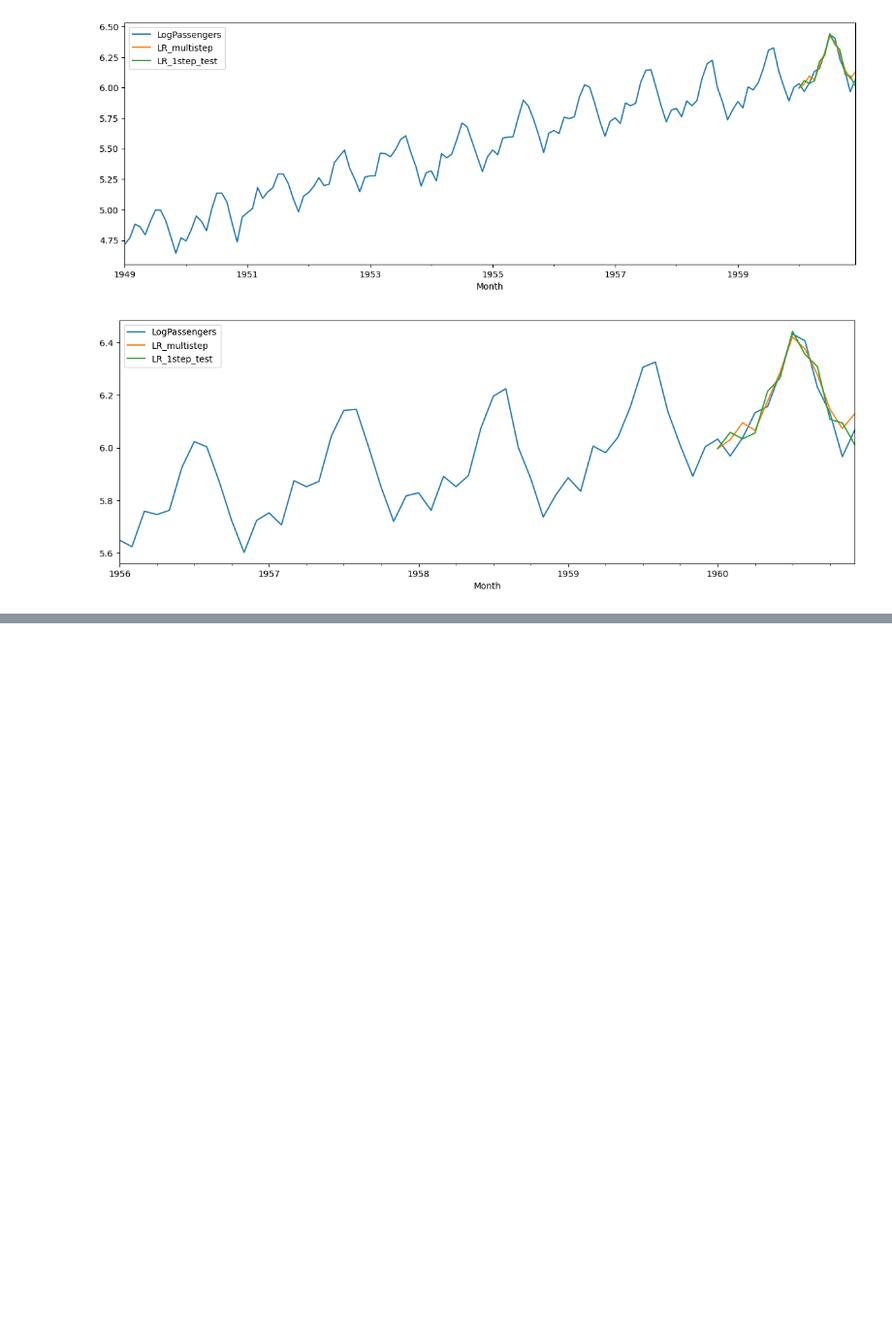
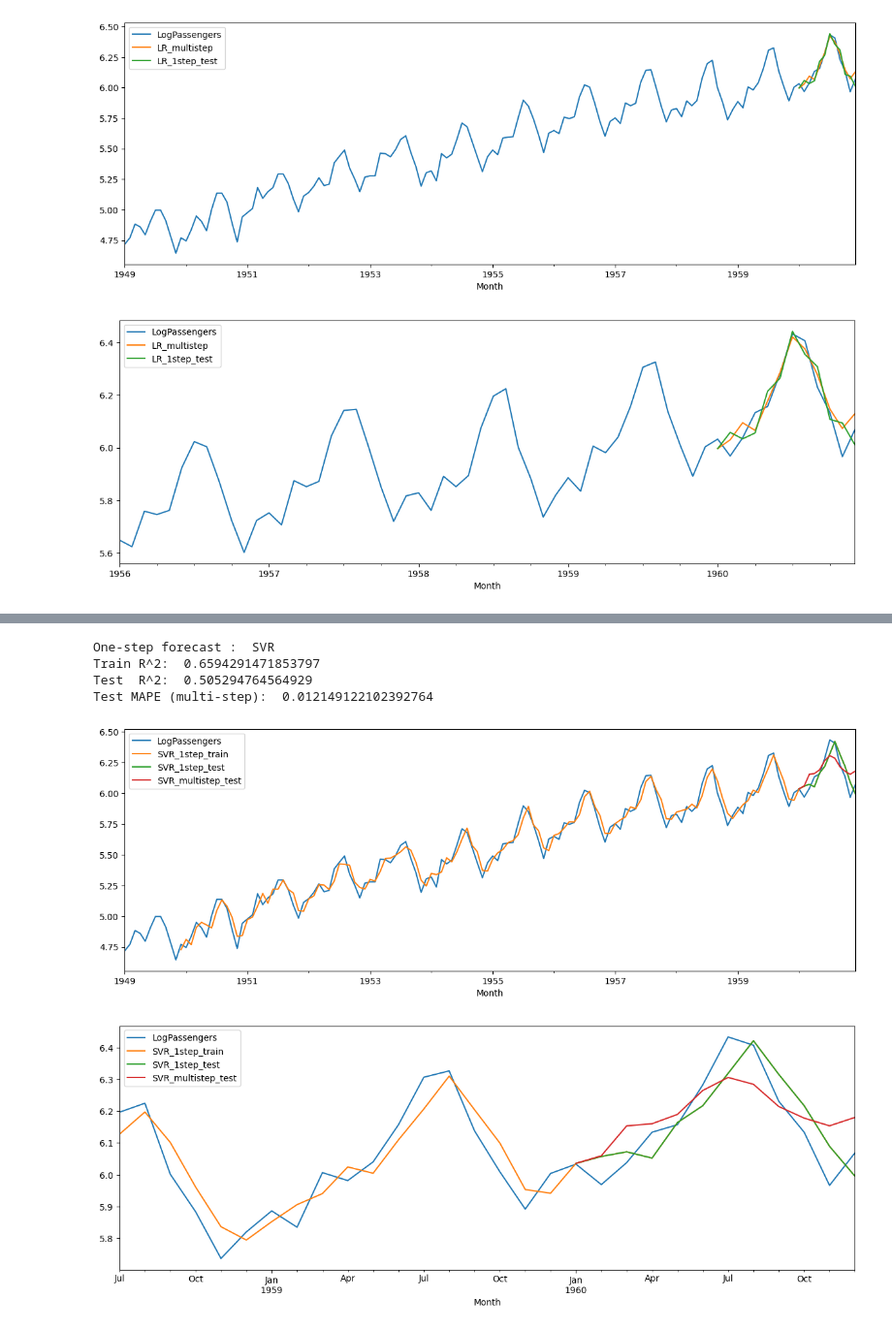
Before and after one commit to yeesem/Time-Series-Data-Analysis, a Jupyter notebook: ML_Airline_With_Differencing.ipynb, the cells around one changed output, grey strips where cells are left out. Shown at 97% size. Cells and saved outputs as stored; diff of their text form; code cells hidden in the pictures; blank space fills up the shorter version.

```diff
--- a/ML_Airline_With_Differencing.ipynb
+++ b/ML_Airline_With_Differencing.ipynb
@@ -162,0 +281,10 @@ df.iloc[-60:][col].plot(figsize = (15,5))
+# %%
+from sklearn.svm import SVR
+one_step_and_multistep_forecast(SVR(),"SVR")
+# %% [output]
+One-step forecast :  SVR
+Train R^2:  0.6594291471853797
+Test  R^2:  0.505294764564929
+Test MAPE (multi-step):  0.012149122102392764
+[figure, added]
+[figure, added]
```
Also changed, not shown: parts of 13 cells of this notebook.
